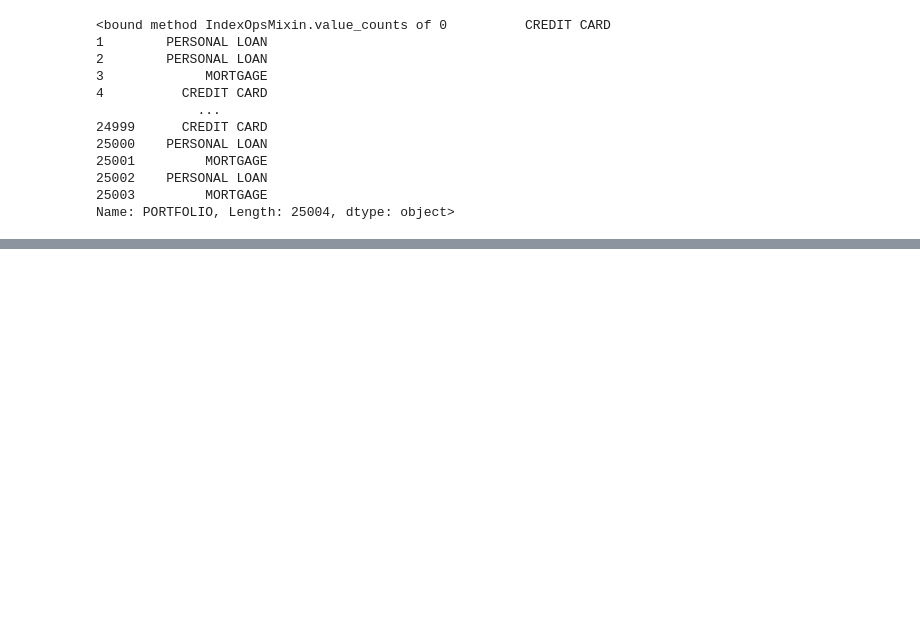
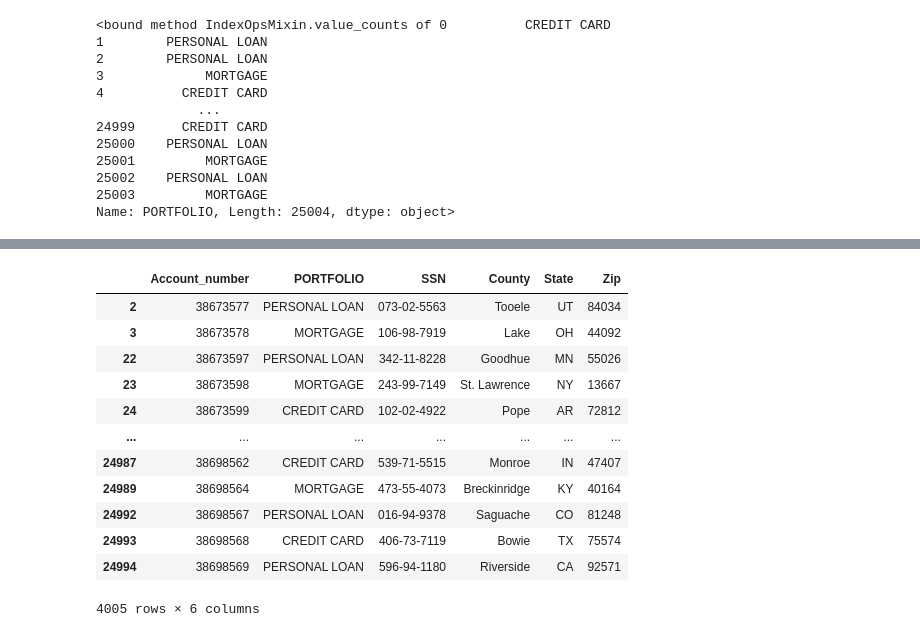
Before and after one commit to rramanswain2001/Python-code, a Jupyter notebook: data analysis with pandas.ipynb, the cells around one changed output, grey strips where cells are left out. Saved outputs shown, nothing was run; the diff lists cells and outputs as text; code cells hidden in the pictures; blank space fills up the shorter version.

```diff
--- a/data analysis with pandas.ipynb
+++ b/data analysis with pandas.ipynb
@@ -1240,0 +1285,18 @@ Name: PORTFOLIO, Length: 25004, dtype: object>
+# %%
+list_vars=['Account_number','PORTFOLIO','SSN','County','State','Zip']
+med_2026_v5=med_2026[list_vars][med_2026['County'].str.endswith('e',na=False)]
+med_2026_v5
+# %% [output]
+|  | Account_number | PORTFOLIO | SSN | County | State | Zip |
+| 2 | 38673577 | PERSONAL LOAN | 073-02-5563 | Tooele | UT | 84034 |
+| 3 | 38673578 | MORTGAGE | 106-98-7919 | Lake | OH | 44092 |
+| 22 | 38673597 | PERSONAL LOAN | 342-11-8228 | Goodhue | MN | 55026 |
+| 23 | 38673598 | MORTGAGE | 243-99-7149 | St. Lawrence | NY | 13667 |
+| 24 | 38673599 | CREDIT CARD | 102-02-4922 | Pope | AR | 72812 |
+| ... | ... | ... | ... | ... | ... | ... |
+| 24987 | 38698562 | CREDIT CARD | 539-71-5515 | Monroe | IN | 47407 |
+| 24989 | 38698564 | MORTGAGE | 473-55-4073 | Breckinridge | KY | 40164 |
+| 24992 | 38698567 | PERSONAL LOAN | 016-94-9378 | Saguache | CO | 81248 |
+| 24993 | 38698568 | CREDIT CARD | 406-73-7119 | Bowie | TX | 75574 |
+| 24994 | 38698569 | PERSONAL LOAN | 596-94-1180 | Riverside | CA | 92571 |
+4005 rows × 6 columns
```
Also changed, not shown: parts of 6 cells of this notebook, 1 other file.
